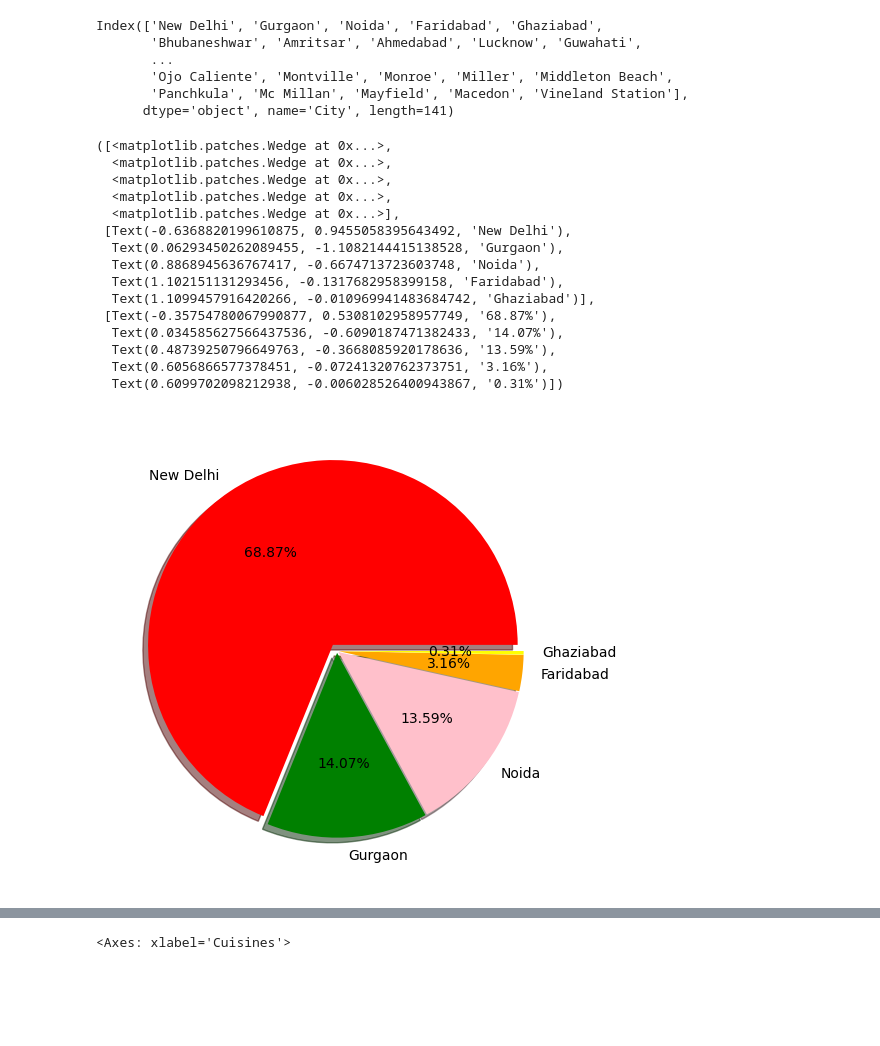
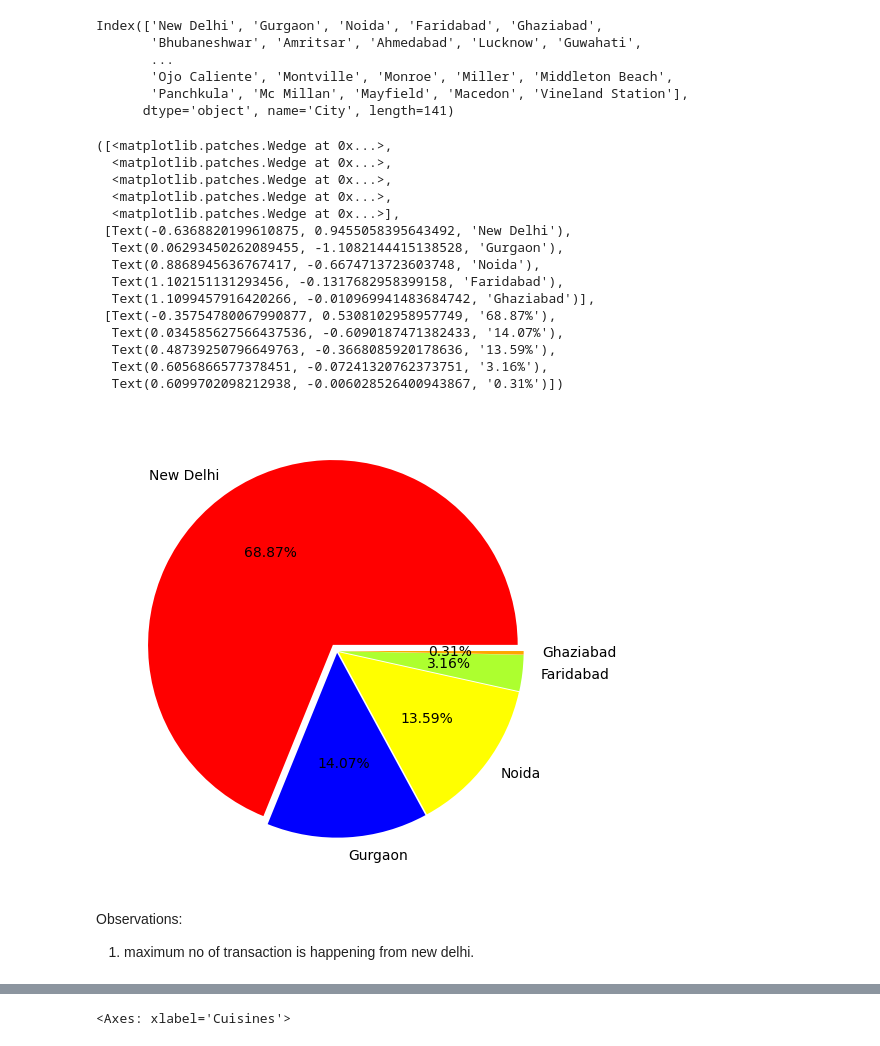
Before and after one commit to Ajeetm1/Zomato-Data-Analysis-Using-Python, a Jupyter notebook: Zomato_Data_Analysis.ipynb, the cells around one changed output, grey strips where cells are left out. Saved outputs shown, nothing was run; the diff lists cells and outputs as text; code cells hidden in the pictures; blank space fills up the shorter version.

```diff
--- a/Zomato_Data_Analysis.ipynb
+++ b/Zomato_Data_Analysis.ipynb
@@ -415,21 +421,27 @@ Index(['New Delhi', 'Gurgaon', 'Noida', 'Faridabad', 'Ghaziabad',
 city_values=final_df.City.value_counts().values
 city_index=final_df.City.value_counts().index
 # %%
-plt.pie(city_values[:5],labels=city_index[:5],autopct='%1.2f%%',shadow=True,labeldistance=1.1,colors=['red','green','pink','orange','yellow'],explode=(0.04,0.01,0.01,0.01,0.01))
+plt.pie(city_values[:5],labels=city_index[:5],autopct='%1.2f%%',
+shadow=False,labeldistance=1.1,
+colors=['#FF0000', '#0000FF', '#FFFF00','#ADFF2F', '#FFA500'],
+explode=(0.04,0.01,0.01,0.01,0.01))
 # %% [output]
 ([<matplotlib.patches.Wedge at 0x...>,
   <matplotlib.patches.Wedge at 0x...>,
   <matplotlib.patches.Wedge at 0x...>,
   <matplotlib.patches.Wedge at 0x...>,
   <matplotlib.patches.Wedge at 0x...>],
  [Text(-0.6368820199610875, 0.9455058395643492, 'New Delhi'),
   Text(0.06293450262089455, -1.1082144415138528, 'Gurgaon'),
   Text(0.8868945636767417, -0.6674713723603748, 'Noida'),
   Text(1.102151131293456, -0.1317682958399158, 'Faridabad'),
   Text(1.1099457916420266, -0.010969941483684742, 'Ghaziabad')],
  [Text(-0.35754780067990877, 0.5308102958957749, '68.87%'),
   Text(0.034585627566437536, -0.6090187471382433, '14.07%'),
   Text(0.48739250796649763, -0.3668085920178636, '13.59%'),
   Text(0.6056866577378451, -0.07241320762373751, '3.16%'),
   Text(0.6099702098212938, -0.006028526400943867, '0.31%')])
-[figure, old version]
+[figure, new version]
+# %% [markdown]
+Observations:
+1. maximum no of transaction is happening from new delhi.
```
Also changed, not shown: parts of 8 cells of this notebook.
